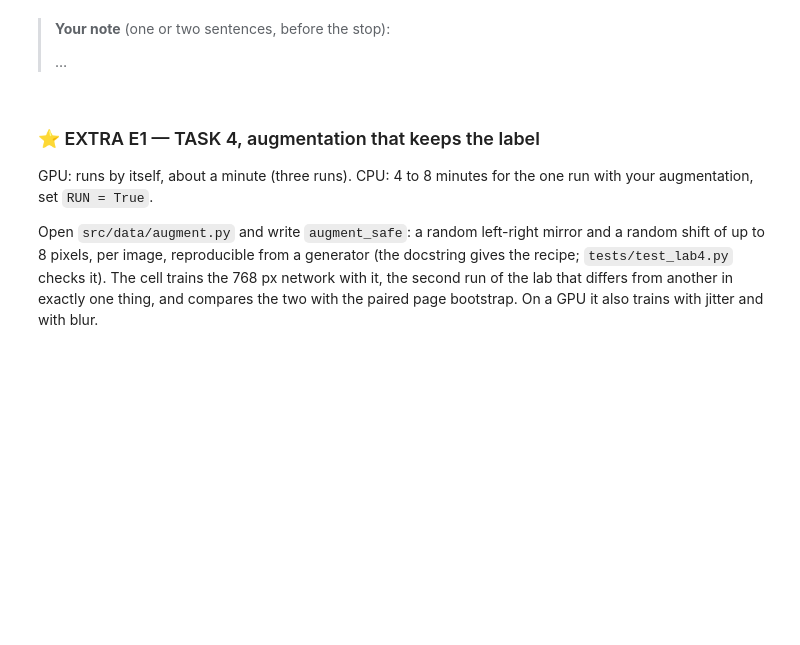
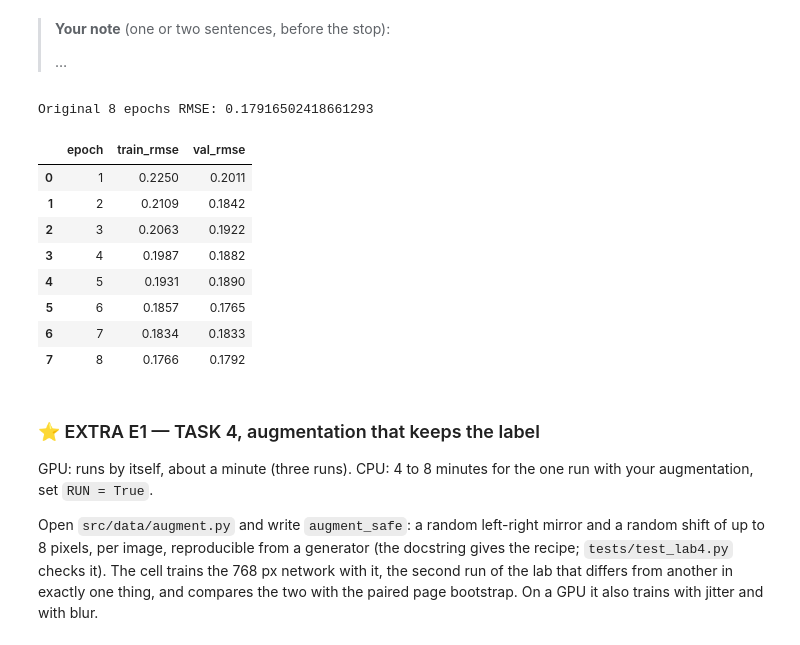
Before and after one commit to rras004/dl2026-docphoto, a Jupyter notebook: notebooks/lab4_cnn.ipynb, the cells around one changed output. Cells and saved outputs as stored; diff of their text form; code cells hidden in the pictures; blank space fills up the shorter version.

```diff
--- a/notebooks/lab4_cnn.ipynb
+++ b/notebooks/lab4_cnn.ipynb
@@ -626,6 +639,40 @@ display(pd.DataFrame({"val RMSE, mean of 3 seeds": {k.strip(" +"): v for k, v in
 > **Your note** (one or two sentences, before the stop):
 >
 > …
+# %%
+pred8 = checkpoint_predictions("lab4_cnn_768")
+
+print("Original 8 epochs RMSE:",
+      evaluate.rmse(y_val[ok], pred8[ok]))
+# %% [output]
+Original 8 epochs RMSE: 0.17916502418661293
+# %%
+run_b = {
+    "val_pred": pred8,
+    "history": pd.DataFrame({
+        "epoch": range(1, 9),
+        "train_rmse": [
+            0.2250, 0.2109, 0.2063, 0.1987,
+            0.1931, 0.1857, 0.1834, 0.17661
+        ],
+        "val_rmse": [
+            0.2011, 0.1842, 0.1922, 0.1882,
+            0.1890, 0.1765, 0.1833, 0.179165
+        ]
+    })
+}
+
+display(run_b["history"])
+# %% [output]
+|  | epoch | train_rmse | val_rmse |
+| 0 | 1 | 0.2250 | 0.2011 |
+| 1 | 2 | 0.2109 | 0.1842 |
+| 2 | 3 | 0.2063 | 0.1922 |
+| 3 | 4 | 0.1987 | 0.1882 |
+| 4 | 5 | 0.1931 | 0.1890 |
+| 5 | 6 | 0.1857 | 0.1765 |
+| 6 | 7 | 0.1834 | 0.1833 |
+| 7 | 8 | 0.1766 | 0.1792 |
 # %% [markdown]
 ### ⭐ EXTRA E1 — TASK 4, augmentation that keeps the label
 
```
Also changed, not shown: parts of 7 cells of this notebook, 1 other file.
